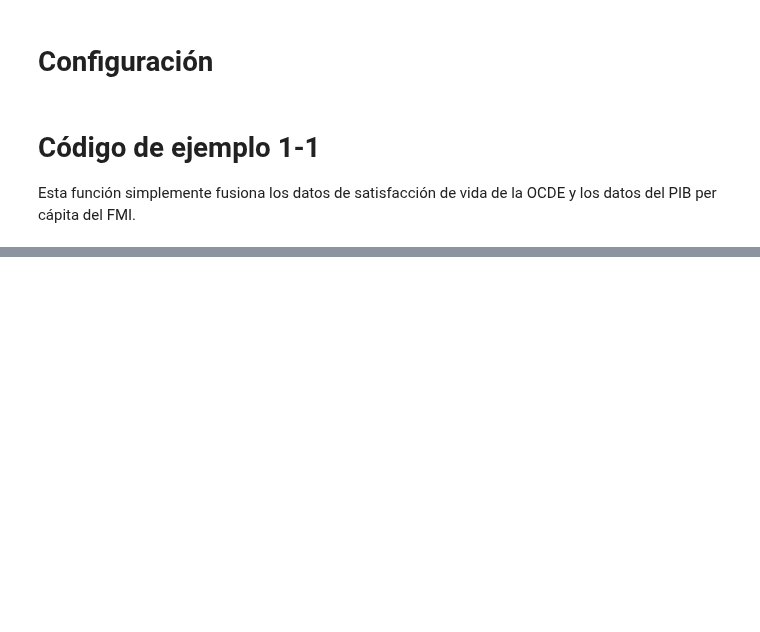
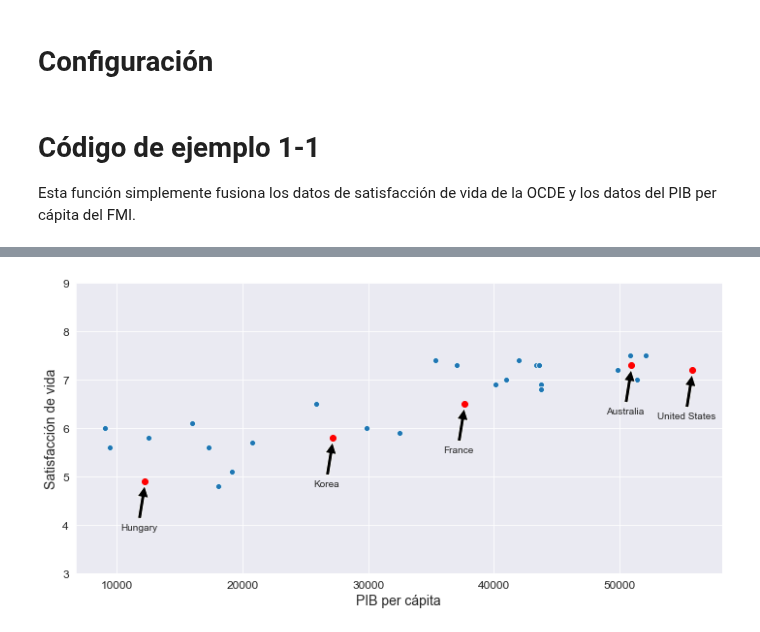
Before and after one commit to SgtSteiner/DataScience, a Jupyter notebook: handson-ml/01_ML_panoramica.ipynb, the cells around one changed output, grey strips where cells are left out. Saved outputs shown, nothing was run; the diff lists cells and outputs as text; code cells hidden in the pictures; blank space fills up the shorter version.

```diff
--- a/handson-ml/01_ML_panoramica.ipynb
+++ b/handson-ml/01_ML_panoramica.ipynb
@@ -80,0 +74,22 @@ print(model.predict(X_new)) # salida [[ 5.96242338]]
+# %%
+# Visualiza los datos con anotaciones interesantes
+countries = ["Hungary", "Korea", "France", "Australia", "United States"]
+
+sns.set_style("darkgrid")
+figure, axs = plt.subplots(figsize=(10,5))
+ax = sns.scatterplot(x="GDP per capita", y="Life satisfaction", data=country_stats)
+
+for country in countries:
+    _x, _y = country_stats.loc[country]
+    #ax.text(_x, _y-0.2, country, ha="center")
+    ax.annotate(country, xy=(_x, _y - 0.05), xytext=(_x - 500, _y - 1), ha="center",
+            arrowprops=dict(facecolor='black', shrink=0.05,)
+    )
+    ax.plot(_x, _y, "ro")
+
+# Set the limit
+plt.ylim(3,9)
+plt.xlabel("PIB per cápita")
+plt.ylabel("Satisfacción de vida")
+# %% [output]
+[figure, added]
```
Also changed, not shown: parts of 13 cells of this notebook, 2 other files.
